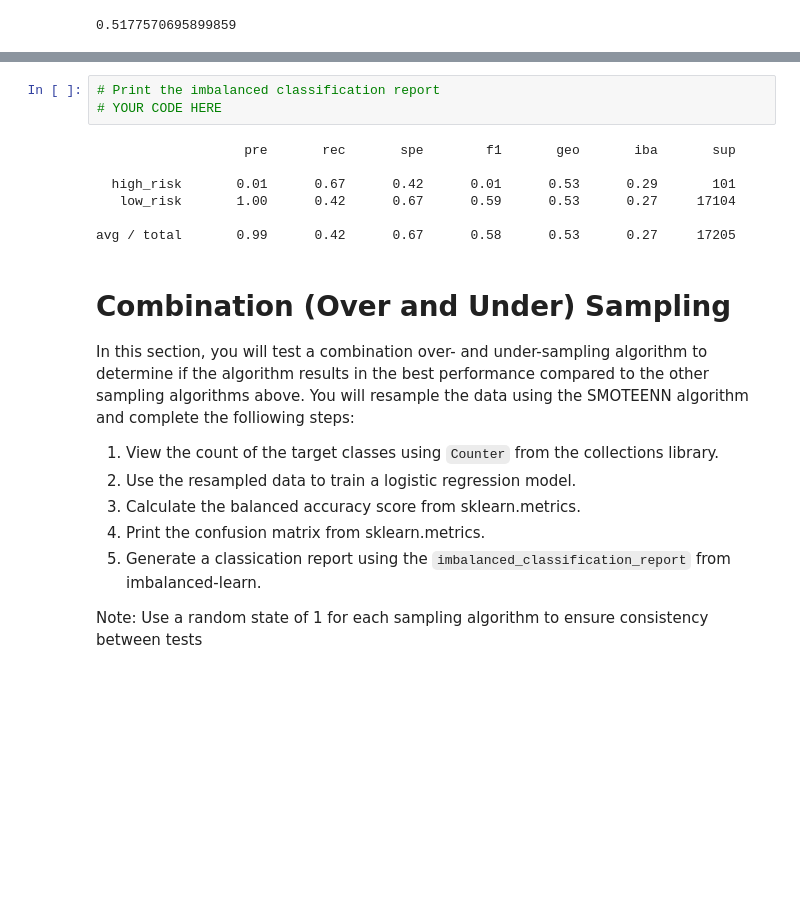
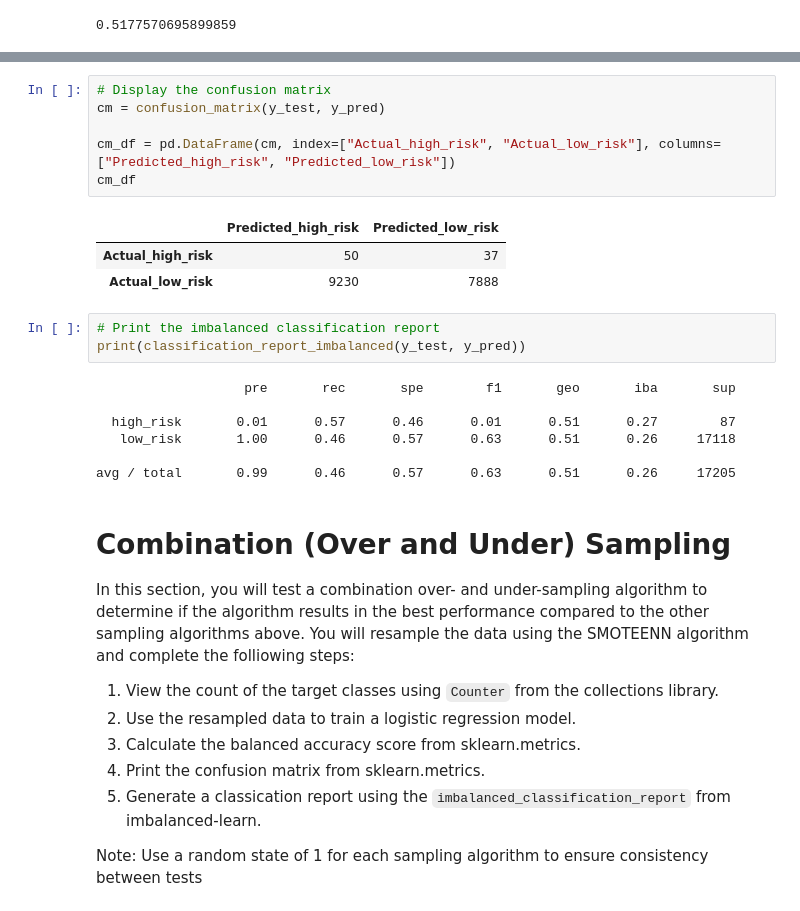
Before and after one commit to JeffreyS-0/Credit_Risk_Analysis, a Jupyter notebook: credit_risk_resampling.ipynb, the cells around one changed output, grey strips where cells are left out. Drawn from its saved outputs; the diff is of its cells as text; blank space fills up the shorter version.

```diff
--- a/credit_risk_resampling.ipynb
+++ b/credit_risk_resampling.ipynb
@@ -271,13 +265,23 @@ array([[   68,    33],
+# %%
+# Display the confusion matrix
+cm = confusion_matrix(y_test, y_pred)
+
+cm_df = pd.DataFrame(cm, index=["Actual_high_risk", "Actual_low_risk"], columns=["Predicted_high_risk", "Predicted_low_risk"])
+cm_df
+# %% [output]
+|  | Predicted_high_risk | Predicted_low_risk |
+| Actual_high_risk | 50 | 37 |
+| Actual_low_risk | 9230 | 7888 |
 # %%
 # Print the imbalanced classification report
-# YOUR CODE HERE
+print(classification_report_imbalanced(y_test, y_pred))
 # %% [output]
                    pre       rec       spe        f1       geo       iba       sup
 
-  high_risk       0.01      0.67      0.42      0.01      0.53      0.29       101
-   low_risk       1.00      0.42      0.67      0.59      0.53      0.27     17104
+  high_risk       0.01      0.57      0.46      0.01      0.51      0.27        87
+   low_risk       1.00      0.46      0.57      0.63      0.51      0.26     17118
 
-avg / total       0.99      0.42      0.67      0.58      0.53      0.27     17205
+avg / total       0.99      0.46      0.57      0.63      0.51      0.26     17205
 # %% [markdown]
 # Combination (Over and Under) Sampling
 
```
Also changed, not shown: parts of 1 cell of this notebook.
